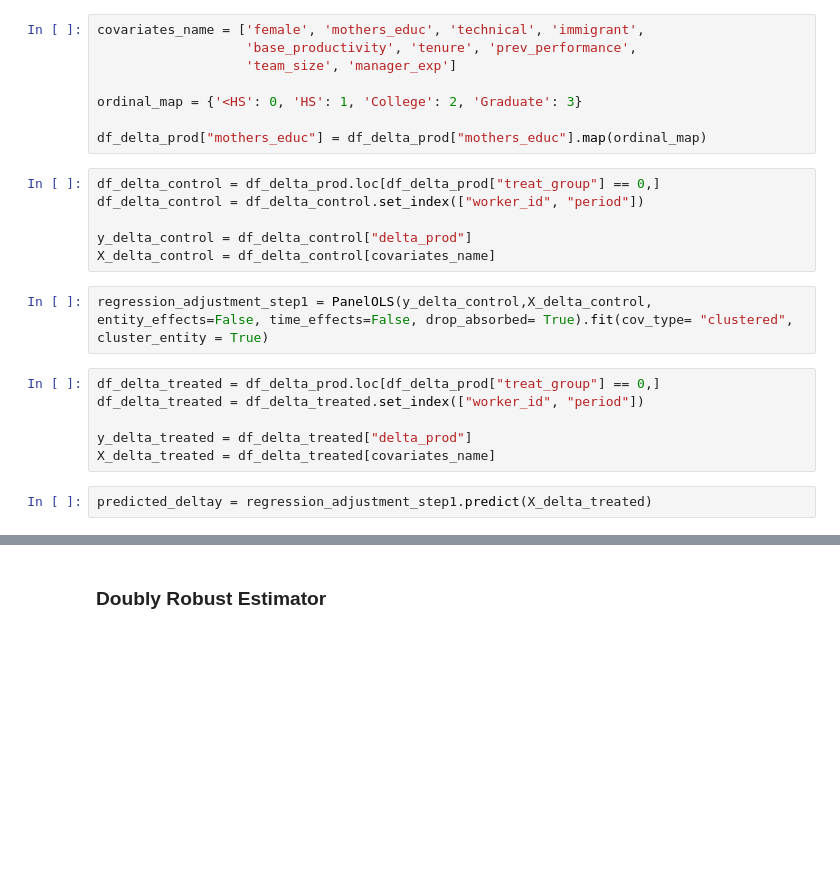
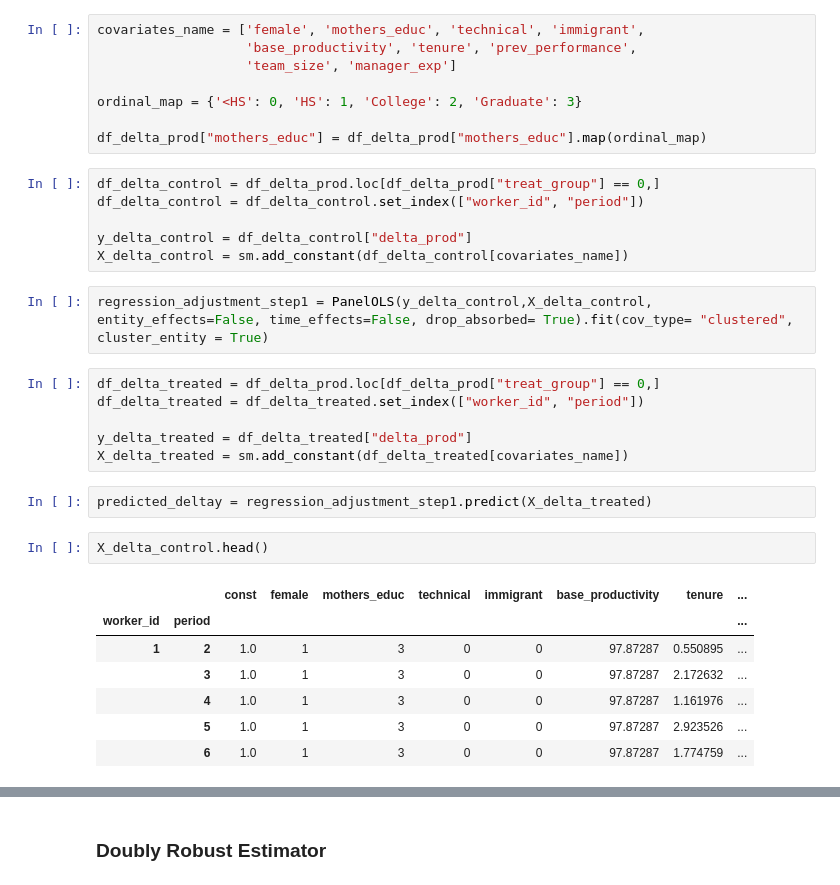
Before and after one commit to Nathcappennani24/econometrictheory2_psets, a Jupyter notebook: PSET1_part5.ipynb, the cells around one changed output, grey strips where cells are left out. Drawn from its saved outputs; the diff is of its cells as text; blank space fills up the shorter version.

```diff
--- a/PSET1_part5.ipynb
+++ b/PSET1_part5.ipynb
@@ -97,7 +97,7 @@ df_delta_control = df_delta_prod.loc[df_delta_prod["treat_group"] == 0,]
 df_delta_control = df_delta_control.set_index(["worker_id", "period"])
 
 y_delta_control = df_delta_control["delta_prod"]
-X_delta_control = df_delta_control[covariates_name]
+X_delta_control = sm.add_constant(df_delta_control[covariates_name])
 # %%
 regression_adjustment_step1 = PanelOLS(y_delta_control,X_delta_control, entity_effects=False, time_effects=False, drop_absorbed= True).fit(cov_type= "clustered", cluster_entity = True)
 # %%
@@ -105,6 +105,16 @@ df_delta_treated = df_delta_prod.loc[df_delta_prod["treat_group"] == 0,]
 df_delta_treated = df_delta_treated.set_index(["worker_id", "period"])
 
 y_delta_treated = df_delta_treated["delta_prod"]
-X_delta_treated = df_delta_treated[covariates_name]
+X_delta_treated = sm.add_constant(df_delta_treated[covariates_name])
 # %%
 predicted_deltay = regression_adjustment_step1.predict(X_delta_treated)
+# %%
+X_delta_control.head()
+# %% [output]
+|  |  | const | female | mothers_educ | technical | immigrant | base_productivity | tenure | ... |
+| worker_id | period |  |  |  |  |  |  |  | ... |
+| 1 | 2 | 1.0 | 1 | 3 | 0 | 0 | 97.87287 | 0.550895 | ... |
+|  | 3 | 1.0 | 1 | 3 | 0 | 0 | 97.87287 | 2.172632 | ... |
+|  | 4 | 1.0 | 1 | 3 | 0 | 0 | 97.87287 | 1.161976 | ... |
+|  | 5 | 1.0 | 1 | 3 | 0 | 0 | 97.87287 | 2.923526 | ... |
+|  | 6 | 1.0 | 1 | 3 | 0 | 0 | 97.87287 | 1.774759 | ... |
```
Also changed, not shown: parts of 3 cells of this notebook.
